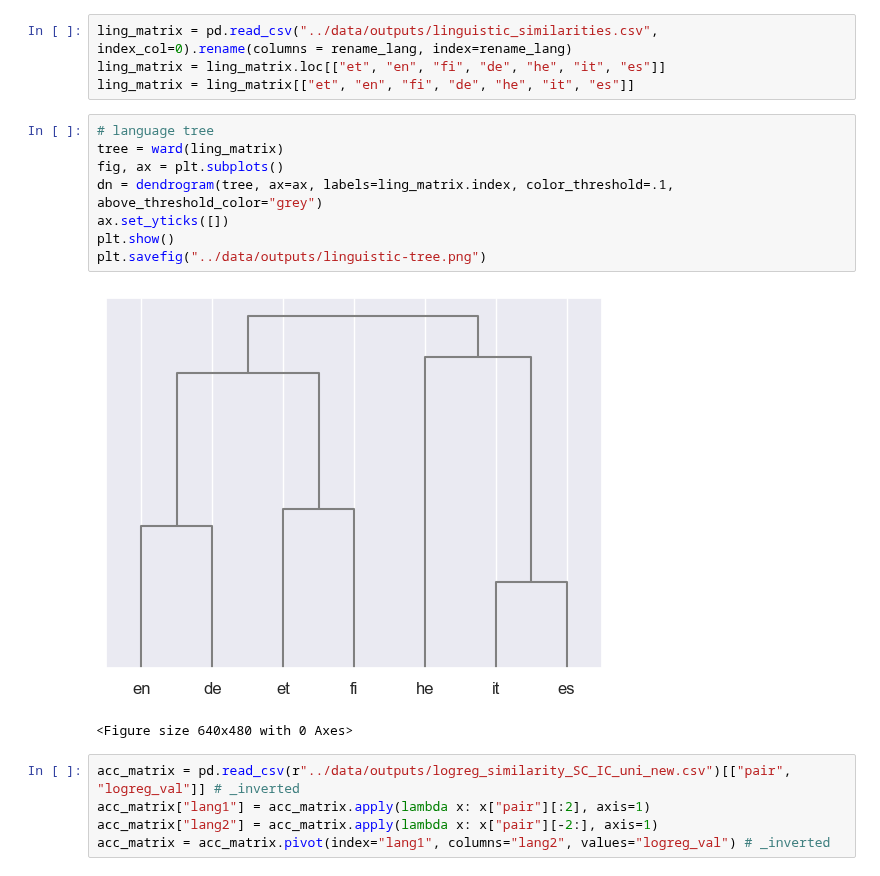
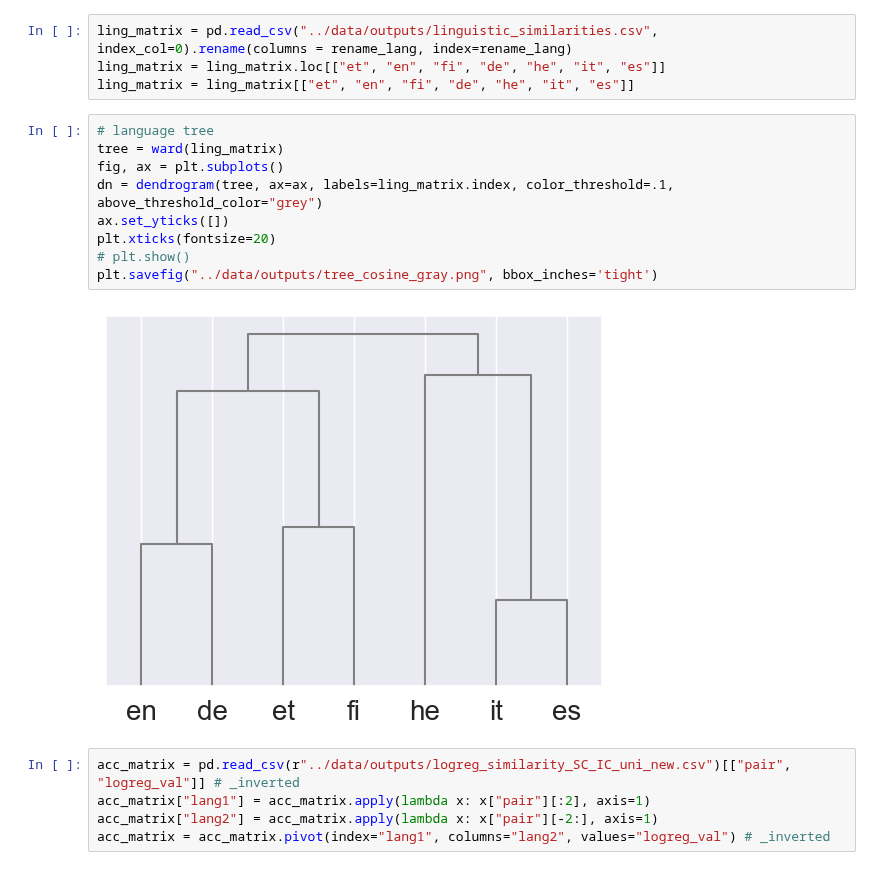
Before and after one commit to linaskerath/ANLP_project, a Jupyter notebook: scripts/7_plots.ipynb, the cells around one changed output. Cells and saved outputs as stored; diff of their text form.

```diff
--- a/scripts/7_plots.ipynb
+++ b/scripts/7_plots.ipynb
@@ -132,14 +150,14 @@ ling_matrix = ling_matrix[["et", "en", "fi", "de", "he", "it", "es"]]
 # %%
 # language tree
 tree = ward(ling_matrix)
 fig, ax = plt.subplots()
 dn = dendrogram(tree, ax=ax, labels=ling_matrix.index, color_threshold=.1, above_threshold_color="grey")
 ax.set_yticks([])
-plt.show()
-plt.savefig("../data/outputs/linguistic-tree.png")
+plt.xticks(fontsize=20)
+# plt.show()
+plt.savefig("../data/outputs/tree_cosine_gray.png", bbox_inches='tight')
 # %% [output]
-[figure, old version]
+[figure, new version]
-<Figure size 640x480 with 0 Axes>
 # %%
 acc_matrix = pd.read_csv(r"../data/outputs/logreg_similarity_SC_IC_uni_new.csv")[["pair", "logreg_val"]] # _inverted
 acc_matrix["lang1"] = acc_matrix.apply(lambda x: x["pair"][:2], axis=1)
```
Also changed, not shown: parts of 7 cells of this notebook, 11 other files.
